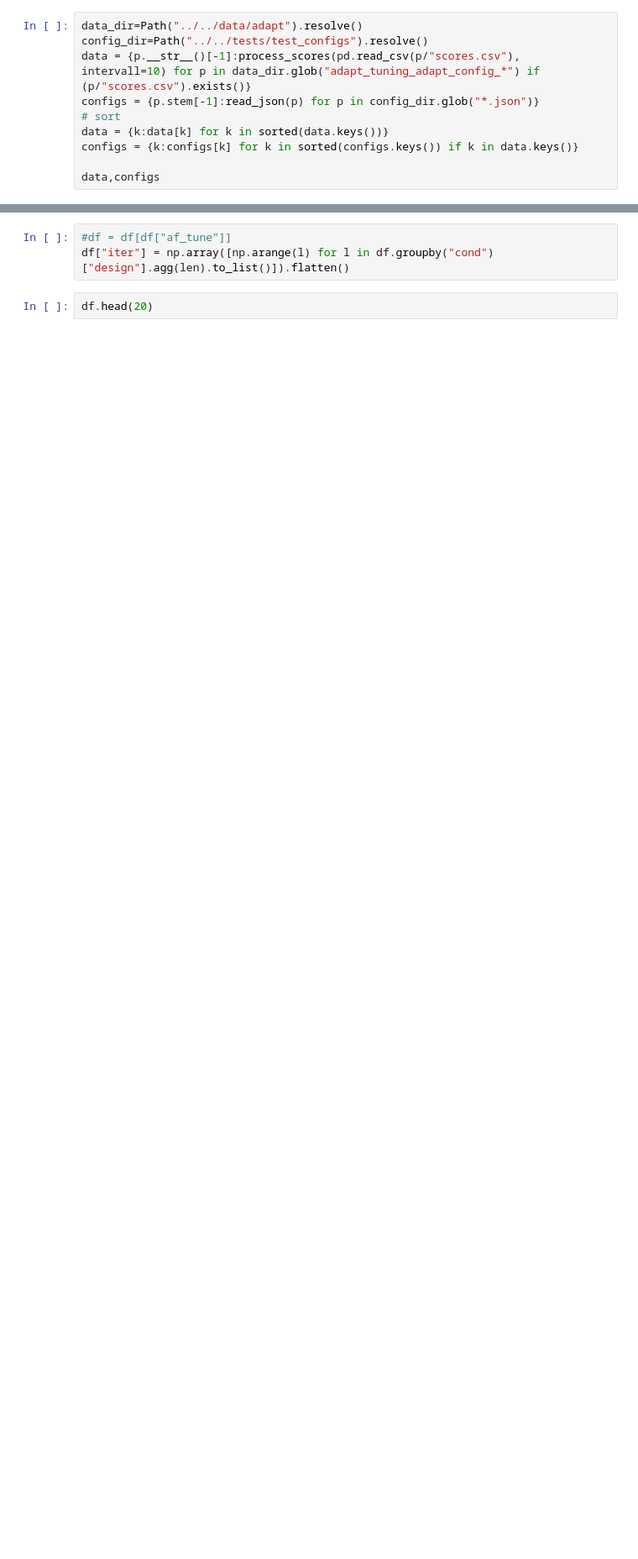
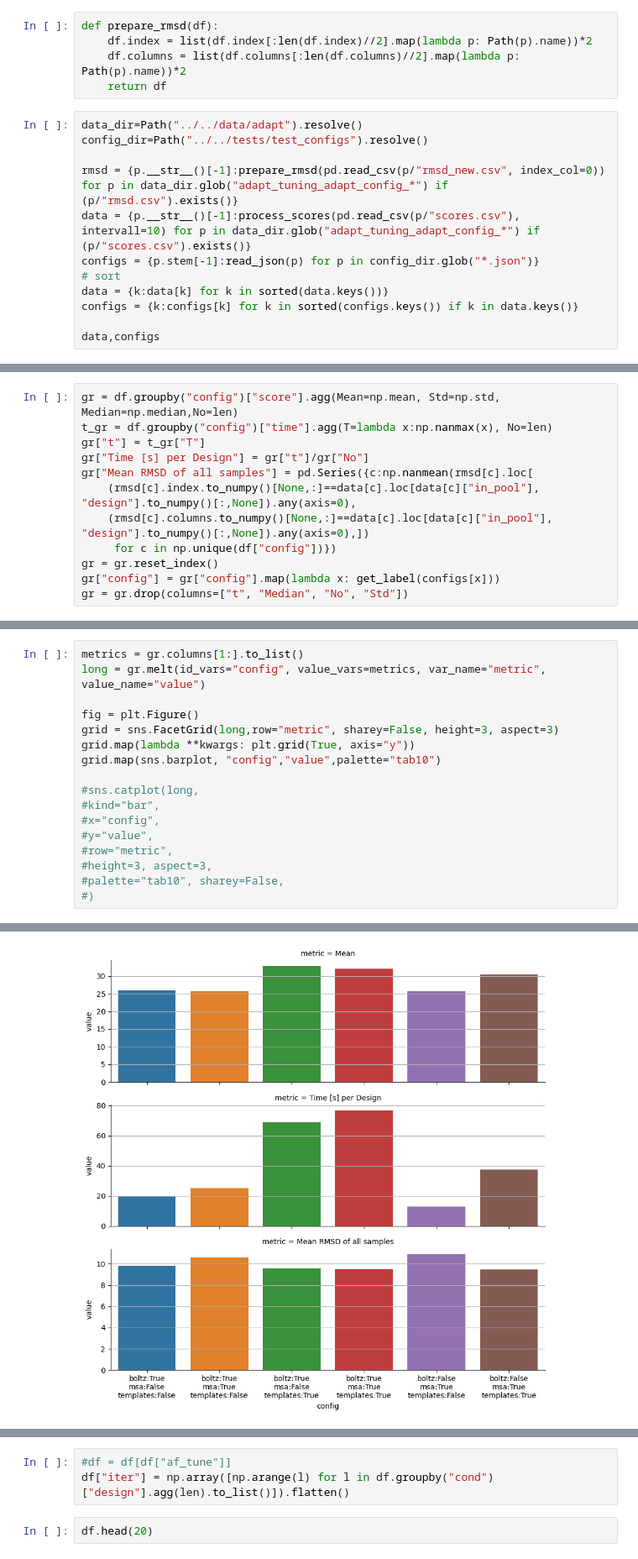
Before and after one commit to NTBiotech/flexcraft, a Jupyter notebook: notebooks/adapt/tuning_analysis.ipynb, the cells around one changed output, grey strips where cells are left out. Shown at 84% size. Cells and saved outputs as stored; diff of their text form; blank space fills up the shorter version.

```diff
--- a/notebooks/adapt/tuning_analysis.ipynb
+++ b/notebooks/adapt/tuning_analysis.ipynb
@@ -29,6 +10,13 @@ def process_scores(df, intervall = 100):
+# %%
+def prepare_rmsd(df):
+    df.index = list(df.index[:len(df.index)//2].map(lambda p: Path(p).name))*2
+    df.columns = list(df.columns[:len(df.columns)//2].map(lambda p: Path(p).name))*2
+    return df
 # %%
 data_dir=Path("../../data/adapt").resolve()
 config_dir=Path("../../tests/test_configs").resolve()
+
+rmsd = {p.__str__()[-1]:prepare_rmsd(pd.read_csv(p/"rmsd_new.csv", index_col=0)) for p in data_dir.glob("adapt_tuning_adapt_config_*") if (p/"rmsd.csv").exists()}
 data = {p.__str__()[-1]:process_scores(pd.read_csv(p/"scores.csv"), intervall=10) for p in data_dir.glob("adapt_tuning_adapt_config_*") if (p/"scores.csv").exists()}
 configs = {p.stem[-1]:read_json(p) for p in config_dir.glob("*.json")}
 # sort
@@ -134,0 +176,12 @@ plt.errorbar(data.keys(),
+# %%
+gr = df.groupby("config")["score"].agg(Mean=np.mean, Std=np.std, Median=np.median,No=len)
+t_gr = df.groupby("config")["time"].agg(T=lambda x:np.nanmax(x), No=len)
+gr["t"] = t_gr["T"]
+gr["Time [s] per Design"] = gr["t"]/gr["No"]
+gr["Mean RMSD of all samples"] = pd.Series({c:np.nanmean(rmsd[c].loc[
+    (rmsd[c].index.to_numpy()[None,:]==data[c].loc[data[c]["in_pool"], "design"].to_numpy()[:,None]).any(axis=0),
+    (rmsd[c].columns.to_numpy()[None,:]==data[c].loc[data[c]["in_pool"], "design"].to_numpy()[:,None]).any(axis=0),])
+     for c in np.unique(df["config"])})
+gr = gr.reset_index()
+gr["config"] = gr["config"].map(lambda x: get_label(configs[x]))
+gr = gr.drop(columns=["t", "Median", "No", "Std"])
@@ -134,0 +198,18 @@ plt.errorbar(data.keys(),
+# %%
+metrics = gr.columns[1:].to_list()
+long = gr.melt(id_vars="config", value_vars=metrics, var_name="metric", value_name="value")
+
+fig = plt.Figure()
+grid = sns.FacetGrid(long,row="metric", sharey=False, height=3, aspect=3)
+grid.map(lambda **kwargs: plt.grid(True, axis="y"))
+grid.map(sns.barplot, "config","value",palette="tab10")
+
+#sns.catplot(long,
+#kind="bar",
+#x="config",
+#y="value",
+#row="metric",
+#height=3, aspect=3,
+#palette="tab10", sharey=False,
+#)
+# %% [output]
@@ -134,0 +228 @@ plt.errorbar(data.keys(),
+[figure, added]
```
Also changed, not shown: parts of 20 cells of this notebook, 16 other files.
